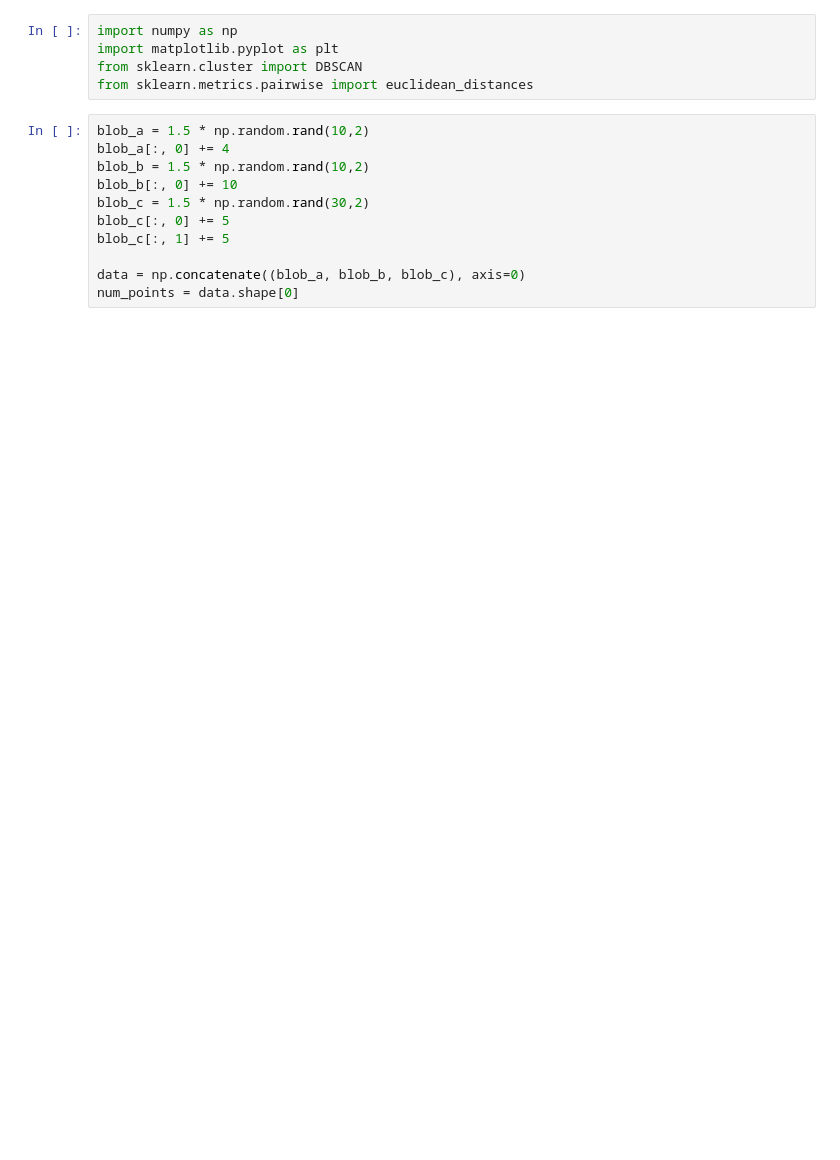
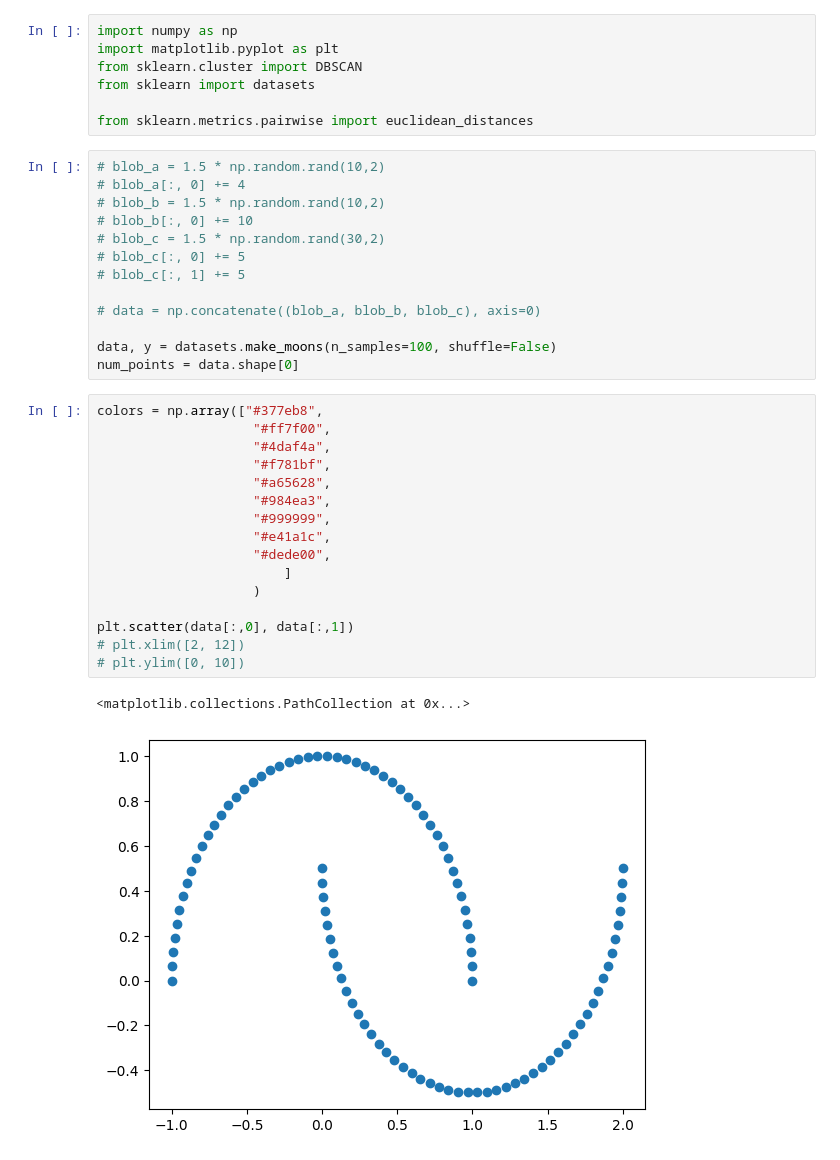
Before and after one commit to ahans/dbscan, a Jupyter notebook: playground.ipynb, the cells around one changed output. Saved outputs shown, nothing was run; the diff lists cells and outputs as text; blank space fills up the shorter version.

```diff
--- a/playground.ipynb
+++ b/playground.ipynb
@@ -2,15 +2,38 @@
 import numpy as np
 import matplotlib.pyplot as plt
 from sklearn.cluster import DBSCAN
+from sklearn import datasets
+
 from sklearn.metrics.pairwise import euclidean_distances
 # %%
-blob_a = 1.5 * np.random.rand(10,2)
-blob_a[:, 0] += 4
-blob_b = 1.5 * np.random.rand(10,2)
-blob_b[:, 0] += 10
-blob_c = 1.5 * np.random.rand(30,2)
-blob_c[:, 0] += 5
-blob_c[:, 1] += 5
+# blob_a = 1.5 * np.random.rand(10,2)
+# blob_a[:, 0] += 4
+# blob_b = 1.5 * np.random.rand(10,2)
+# blob_b[:, 0] += 10
+# blob_c = 1.5 * np.random.rand(30,2)
+# blob_c[:, 0] += 5
+# blob_c[:, 1] += 5
 
-data = np.concatenate((blob_a, blob_b, blob_c), axis=0)
+# data = np.concatenate((blob_a, blob_b, blob_c), axis=0)
+
+data, y = datasets.make_moons(n_samples=100, shuffle=False)
 num_points = data.shape[0]
+# %%
+colors = np.array(["#377eb8",
+                    "#ff7f00",
+                    "#4daf4a",
+                    "#f781bf",
+                    "#a65628",
+                    "#984ea3",
+                    "#999999",
+                    "#e41a1c",
+                    "#dede00",
+                        ]
+                    )
+
+plt.scatter(data[:,0], data[:,1])
+# plt.xlim([2, 12])
+# plt.ylim([0, 10])
+# %% [output]
+<matplotlib.collections.PathCollection at 0x...>
+[figure, added]
```
Also changed, not shown: parts of 7 cells of this notebook.
